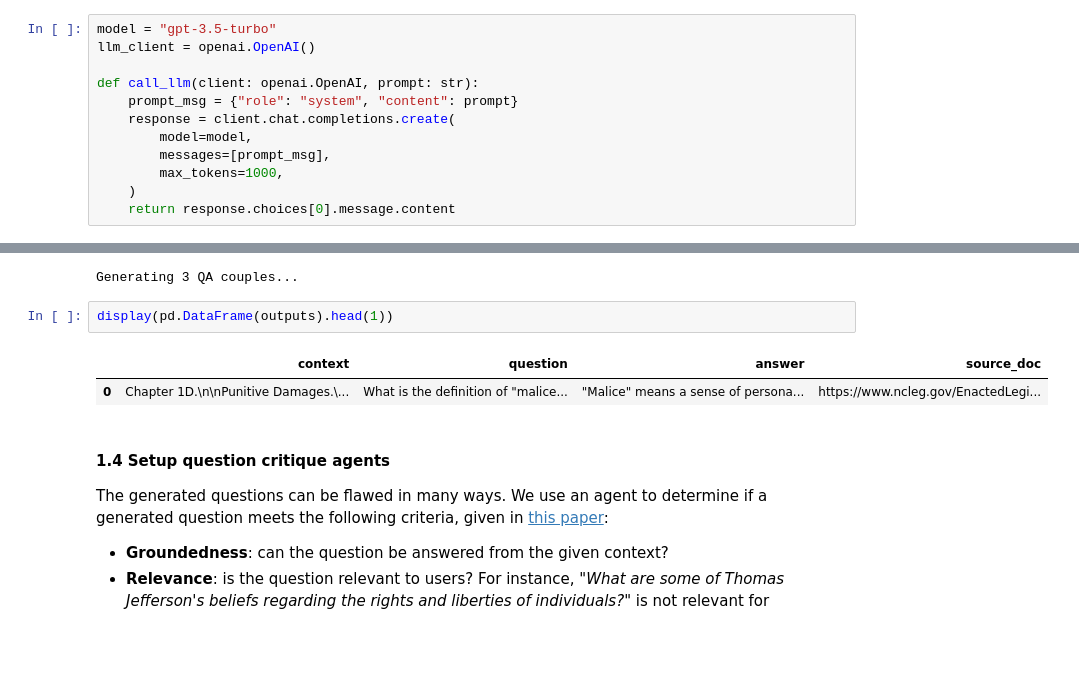
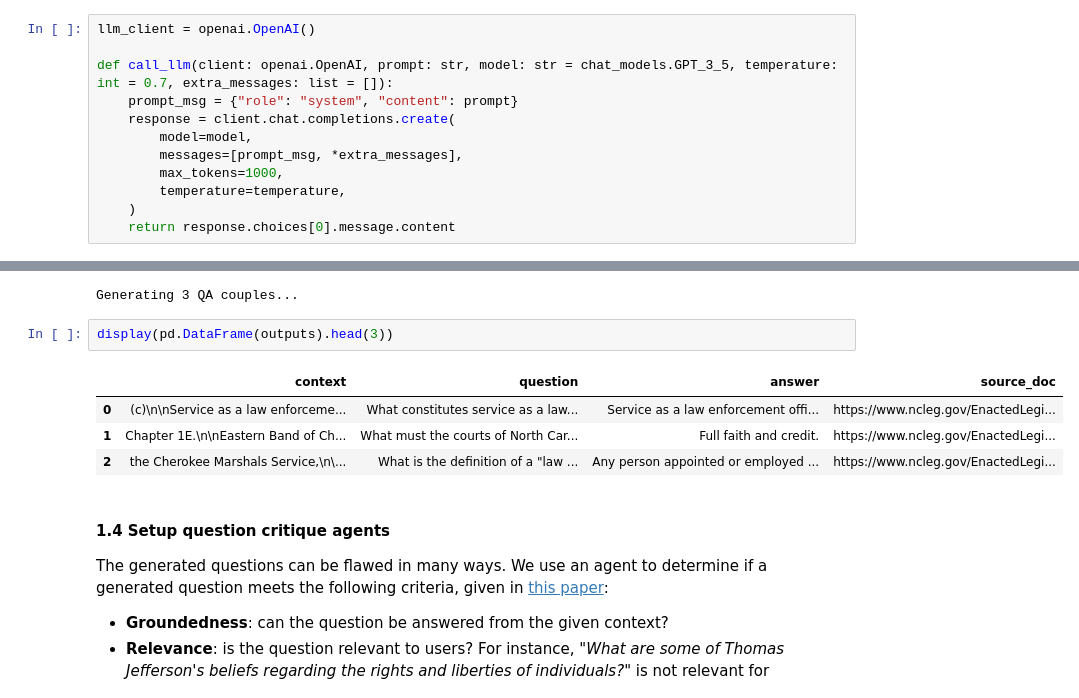
Before and after one commit to OpenProBono/openprobono, a Jupyter notebook: evaluate_rag.ipynb, the cells around one changed output, grey strips where cells are left out. Drawn from its saved outputs; the diff is of its cells as text; blank space fills up the shorter version.

```diff
--- a/evaluate_rag.ipynb
+++ b/evaluate_rag.ipynb
@@ -51,15 +54,15 @@ def load_url_documents(url: str):
 
 We will use `gpt-3.5-turbo` for question generation.
 # %%
-model = "gpt-3.5-turbo"
 llm_client = openai.OpenAI()
 
-def call_llm(client: openai.OpenAI, prompt: str):
+def call_llm(client: openai.OpenAI, prompt: str, model: str = chat_models.GPT_3_5, temperature: int = 0.7, extra_messages: list = []):
     prompt_msg = {"role": "system", "content": prompt}
     response = client.chat.completions.create(
         model=model,
-        messages=[prompt_msg],
+        messages=[prompt_msg, *extra_messages],
         max_tokens=1000,
+        temperature=temperature,
     )
     return response.choices[0].message.content
 # %% [markdown]
@@ -111,10 +114,12 @@ for sampled_context in tqdm(random.sample(load_url_documents(urls[4]), N_GENERAT
 # %% [output]
 Generating 3 QA couples...
 # %%
-display(pd.DataFrame(outputs).head(1))
+display(pd.DataFrame(outputs).head(3))
 # %% [output]
 |  | context | question | answer | source_doc |
-| 0 | Chapter 1D.\n\nPunitive Damages.\... | What is the definition of "malice... | "Malice" means a sense of persona... | https://www.ncleg.gov/EnactedLegi... |
+| 0 | (c)\n\nService as a law enforceme... | What constitutes service as a law... | Service as a law enforcement offi... | https://www.ncleg.gov/EnactedLegi... |
+| 1 | Chapter 1E.\n\nEastern Band of Ch... | What must the courts of North Car... | Full faith and credit. | https://www.ncleg.gov/EnactedLegi... |
+| 2 | the Cherokee Marshals Service,\n\... | What is the definition of a "law ... | Any person appointed or employed ... | https://www.ncleg.gov/EnactedLegi... |
 # %% [markdown]
 #### 1.4 Setup question critique agents
 
```
Also changed, not shown: parts of 18 cells of this notebook, 6 other files.
